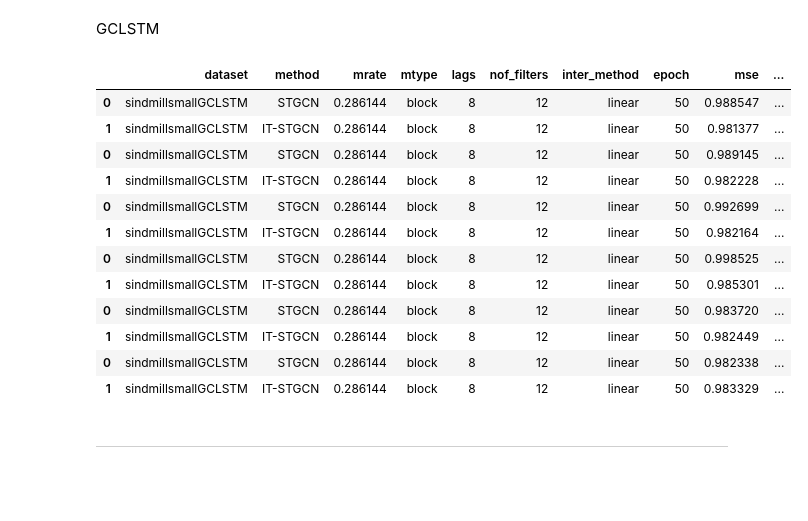
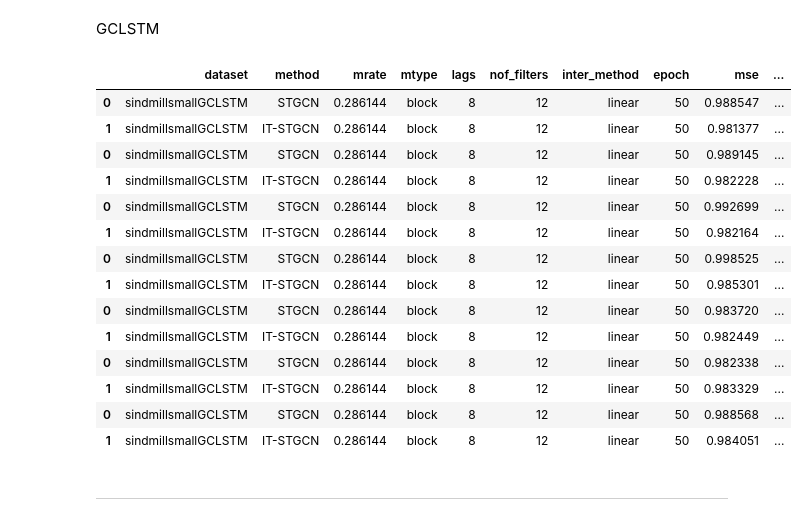
Before and after one commit to seoyeonc/ITTGNN_blog, a Jupyter notebook: posts/2_research/done.ipynb, the cells around one changed output. Cells and saved outputs as stored; diff of their text form; code cells hidden in the pictures; blank space fills up the shorter version.

```diff
--- a/posts/2_research/done.ipynb
+++ b/posts/2_research/done.ipynb
@@ -93,25 +96,28 @@ GCLSTM
 # %%
 pd.concat([pd.read_csv('./simulation_results/2024-02-25_01-56-18.csv'), # 1
            pd.read_csv('./simulation_results/2024-02-25_21-45-51.csv'), # 2
            pd.read_csv('./simulation_results/2024-02-26_16-26-55.csv'), # 3
            pd.read_csv('./simulation_results/2024-02-27_07-25-35.csv'), # 4
            pd.read_csv('./simulation_results/2024-02-29_07-57-46.csv'), # 5
            pd.read_csv('./simulation_results/2024-02-29_22-33-16.csv'), # 6
+           pd.read_csv('./simulation_results/2024-03-01_13-11-27.csv'), # 7
           ]).assign(model='GCLSTM')
 # %% [output]
 |  | dataset | method | mrate | mtype | lags | nof_filters | inter_method | epoch | mse | ... |
 | 0 | sindmillsmallGCLSTM | STGCN | 0.286144 | block | 8 | 12 | linear | 50 | 0.988547 | ... |
 | 1 | sindmillsmallGCLSTM | IT-STGCN | 0.286144 | block | 8 | 12 | linear | 50 | 0.981377 | ... |
 | 0 | sindmillsmallGCLSTM | STGCN | 0.286144 | block | 8 | 12 | linear | 50 | 0.989145 | ... |
 | 1 | sindmillsmallGCLSTM | IT-STGCN | 0.286144 | block | 8 | 12 | linear | 50 | 0.982228 | ... |
 | 0 | sindmillsmallGCLSTM | STGCN | 0.286144 | block | 8 | 12 | linear | 50 | 0.992699 | ... |
 | 1 | sindmillsmallGCLSTM | IT-STGCN | 0.286144 | block | 8 | 12 | linear | 50 | 0.982164 | ... |
 | 0 | sindmillsmallGCLSTM | STGCN | 0.286144 | block | 8 | 12 | linear | 50 | 0.998525 | ... |
 | 1 | sindmillsmallGCLSTM | IT-STGCN | 0.286144 | block | 8 | 12 | linear | 50 | 0.985301 | ... |
 | 0 | sindmillsmallGCLSTM | STGCN | 0.286144 | block | 8 | 12 | linear | 50 | 0.983720 | ... |
 | 1 | sindmillsmallGCLSTM | IT-STGCN | 0.286144 | block | 8 | 12 | linear | 50 | 0.982449 | ... |
 | 0 | sindmillsmallGCLSTM | STGCN | 0.286144 | block | 8 | 12 | linear | 50 | 0.982338 | ... |
 | 1 | sindmillsmallGCLSTM | IT-STGCN | 0.286144 | block | 8 | 12 | linear | 50 | 0.983329 | ... |
+| 0 | sindmillsmallGCLSTM | STGCN | 0.286144 | block | 8 | 12 | linear | 50 | 0.988568 | ... |
+| 1 | sindmillsmallGCLSTM | IT-STGCN | 0.286144 | block | 8 | 12 | linear | 50 | 0.984051 | ... |
 # %% [markdown]
 ---
 # %% [markdown]
```
Also changed, not shown: parts of 2 cells of this notebook, 8 other files.
